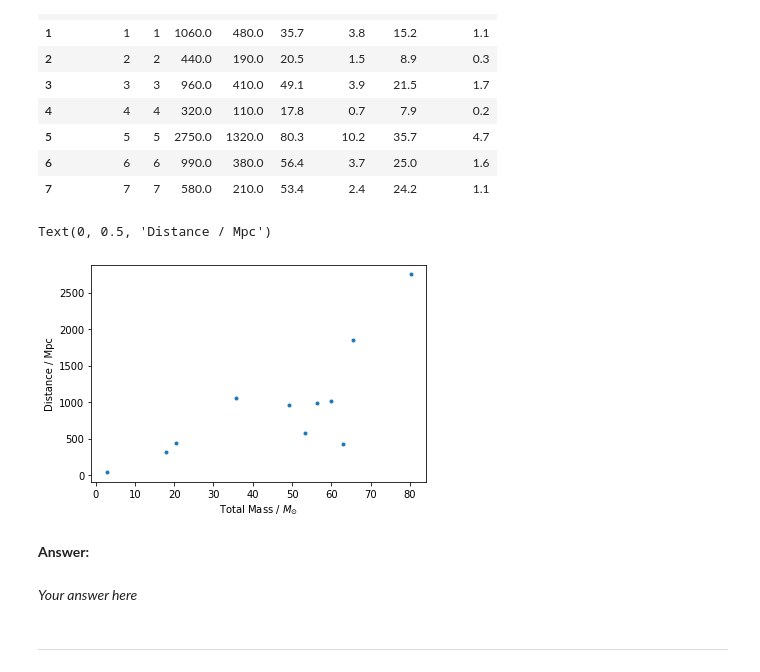
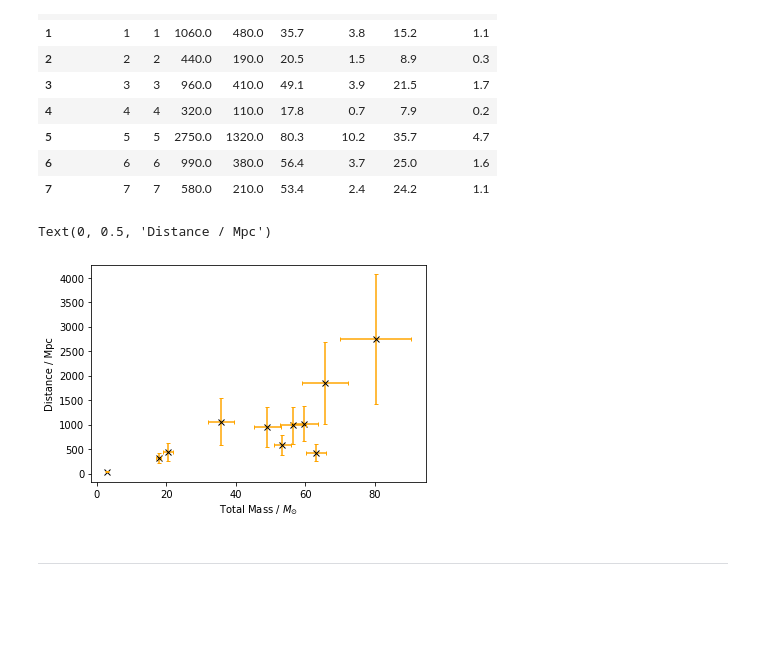
Before and after one commit to Clarke-Jools-36/DataAnalysis22, a Jupyter notebook: CA2_MiniProject.ipynb, the cells around one changed output. Cells and saved outputs as stored; diff of their text form; code cells hidden in the pictures; blank space fills up the shorter version.

```diff
--- a/CA2_MiniProject.ipynb
+++ b/CA2_MiniProject.ipynb
@@ -63,18 +74,18 @@ dataIn.head(8)
 | 6 | 6 | 6 | 990.0 | 380.0 | 56.4 | 3.7 | 25.0 | 1.6 |
 | 7 | 7 | 7 | 580.0 | 210.0 | 53.4 | 2.4 | 24.2 | 1.1 |
 # %%
-plt.plot(dataIn["Mtot"], dataIn["DL"], ".")
-plt.errorbars(dataIn["Mtot"], dataIn["DL"], dataIn["Mtot_err"], dataIn["DL_err"])
+plt.plot(dataIn["Mtot"], dataIn["DL"], "kx")
+plt.errorbar(dataIn["Mtot"], dataIn["DL"],
+             xerr=dataIn["Mtot_err"], yerr=dataIn["DL_err"],
+             fmt="none",
+             ecolor="orange",
+             capsize=2)
 
 plt.xlabel("Total Mass / $M_{\odot}$")
 plt.ylabel("Distance / Mpc")
 # %% [output]
 Text(0, 0.5, 'Distance / Mpc')
-[figure, old version]
+[figure, new version]
-# %% [markdown]
-**Answer:**
-# %% [markdown]
-*Your answer here*
 # %% [markdown]
 ***
 # %% [markdown]
```
Also changed, not shown: parts of 13 cells of this notebook.
